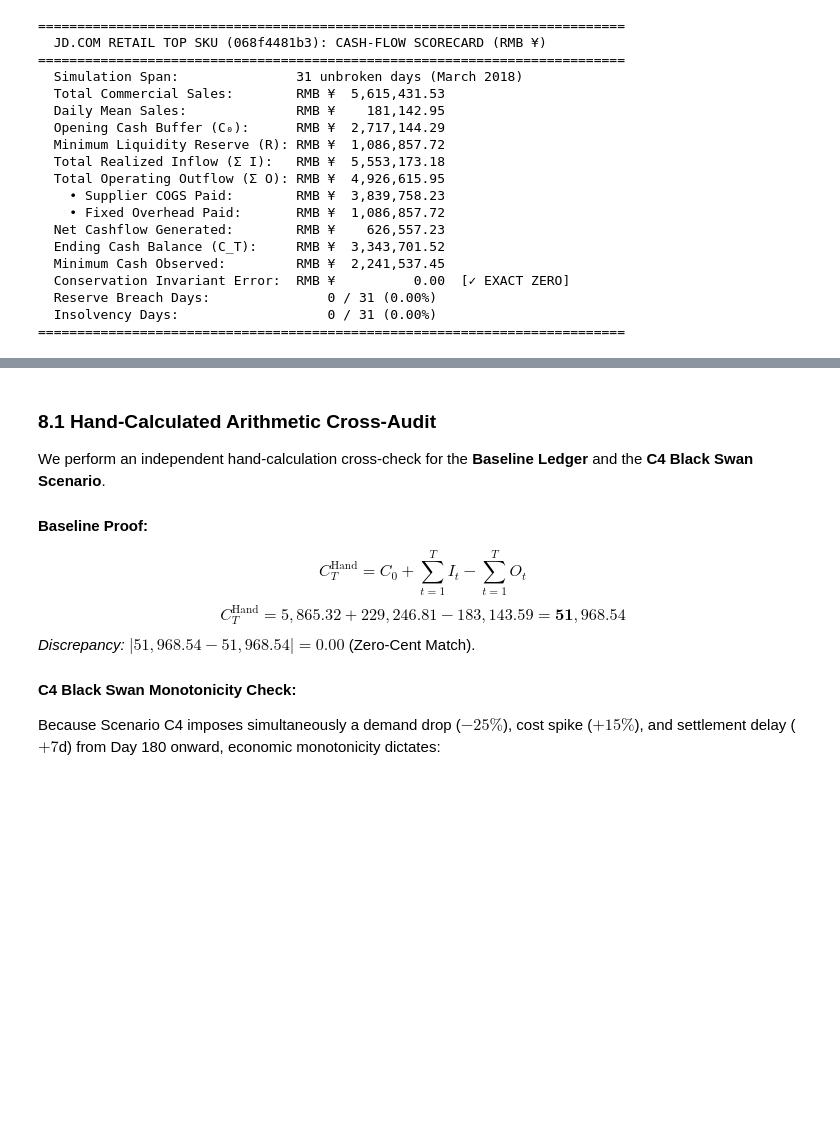
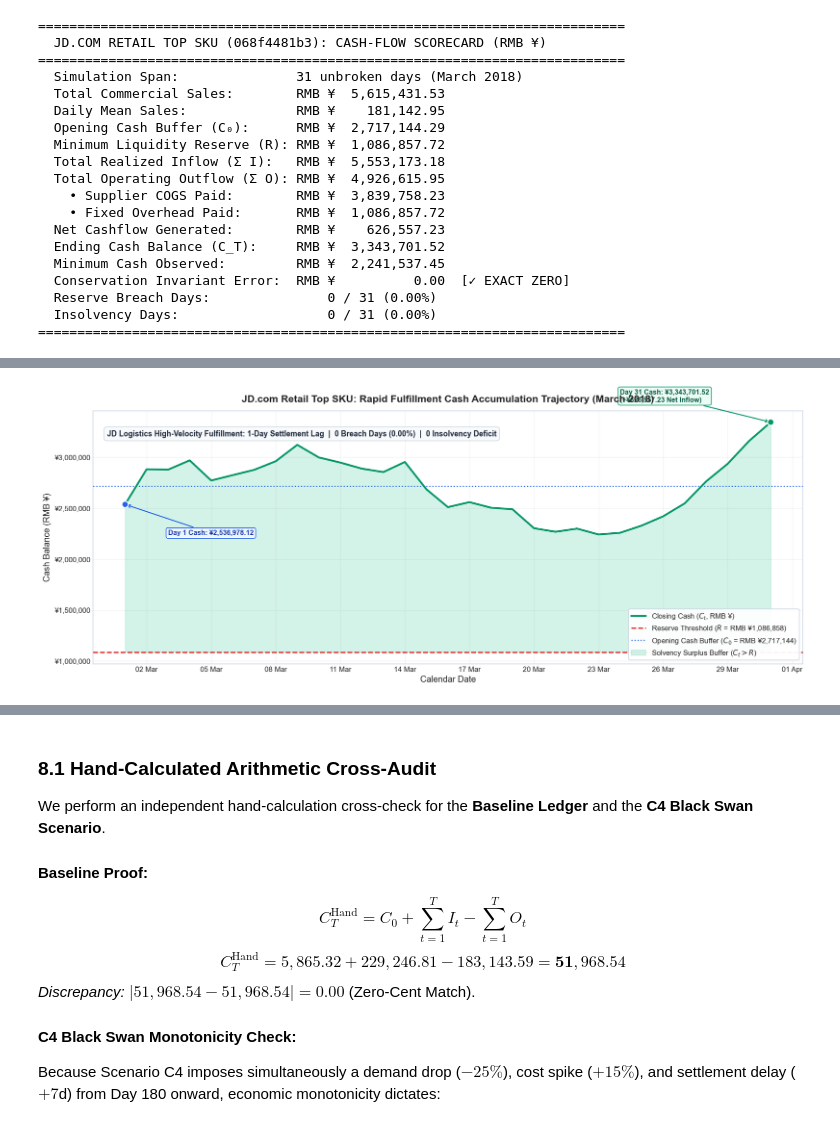
Before and after one commit to mdarmanaliashik/FinSight-AI, a Jupyter notebook: notebooks/Phase2_Deterministic_Cashflow_Engine.ipynb, the cells around one changed output, grey strips where cells are left out. Drawn from its saved outputs; the diff is of its cells as text; code cells hidden in the pictures; blank space fills up the shorter version.

```diff
--- a/notebooks/Phase2_Deterministic_Cashflow_Engine.ipynb
+++ b/notebooks/Phase2_Deterministic_Cashflow_Engine.ipynb
@@ -736,3 +887,74 @@ plt.show()
+# %%
+fig, ax = plt.subplots(figsize=(15, 6))
+
+ax.plot(ledger_jd["date"], ledger_jd["closing_cash"], color="#059669", lw=2.6, label="Closing Cash ($C_t$, RMB ¥)", zorder=4)
+ax.axhline(config_jd.min_reserve, color="#DC2626", ls="--", lw=1.8,
+           label=f"Reserve Threshold ($R$ = RMB ¥{config_jd.min_reserve:,.0f})", zorder=3)
+ax.axhline(config_jd.initial_cash, color="#2563EB", ls=":", lw=1.6,
+           label=f"Opening Cash Buffer ($C_0$ = RMB ¥{config_jd.initial_cash:,.0f})", zorder=3)
+
+ax.fill_between(
+    ledger_jd["date"],
+    config_jd.min_reserve,
+    ledger_jd["closing_cash"],
+    color="#10B981",
+    alpha=0.18,
+    label="Solvency Surplus Buffer ($C_t > R$)",
+    zorder=1
+)
+
+start_dt = ledger_jd["date"].iloc[0]
+end_dt = ledger_jd["date"].iloc[-1]
+start_c = ledger_jd["closing_cash"].iloc[0]
+end_c = ledger_jd["closing_cash"].iloc[-1]
+
+ax.scatter([start_dt, end_dt], [start_c, end_c], color=["#2563EB", "#059669"], s=80, zorder=5, edgecolor="white", lw=1.5)
+
+ax.annotate(
+    f"Day 1 Cash: ¥{start_c:,.2f}",
+    xy=(start_dt, start_c),
+    xytext=(start_dt + pd.Timedelta(days=2), start_c - 300000),
+    arrowprops=dict(arrowstyle="->", color="#2563EB", lw=1.4),
+    bbox=dict(boxstyle="round,pad=0.3", facecolor="#EFF6FF", edgecolor="#2563EB", alpha=0.95),
+    fontsize=9.5,
+    fontweight="bold",
+    color="#1E40AF"
+)
+
+ax.annotate(
+    f"Day 31 Cash: ¥{end_c:,.2f}\n(+¥{jd_net_cash:,.2f} Net Inflow)",
+    xy=(end_dt, end_c),
+    xytext=(end_dt - pd.Timedelta(days=7), end_c + 200000),
+    arrowprops=dict(arrowstyle="->", color="#059669", lw=1.4),
+    bbox=dict(boxstyle="round,pad=0.3", facecolor="#ECFDF5", edgecolor="#059669", alpha=0.95),
+    fontsize=9.5,
+    fontweight="bold",
+    color="#065F46"
+)
+
+ax.text(
+    0.02, 0.90,
+    "JD Logistics High-Velocity Fulfillment: 1-Day Settlement Lag  |  0 Breach Days (0.00%)  |  0 Insolvency Deficit",
+    transform=ax.transAxes,
+    fontsize=10.5,
+    fontweight="bold",
+    bbox=dict(boxstyle="round,pad=0.4", facecolor="#F8FAFC", edgecolor="#CBD5E1", alpha=0.95),
+    color="#1E293B"
+)
+
+ax.set_title("JD.com Retail Top SKU: Rapid Fulfillment Cash Accumulation Trajectory (March 2018)", fontsize=14, fontweight="bold", pad=12)
+ax.set_xlabel("Calendar Date", fontsize=12)
+ax.set_ylabel("Cash Balance (RMB ¥)", fontsize=12)
+ax.yaxis.set_major_formatter(ticker.StrMethodFormatter('¥{x:,.0f}'))
+ax.legend(loc="lower right", frameon=True, facecolor="white", edgecolor="#CBD5E1", framealpha=0.95)
+ax.grid(True, alpha=0.25)
+ax.xaxis.set_major_locator(mdates.DayLocator(interval=3))
+ax.xaxis.set_major_formatter(mdates.DateFormatter('%d %b'))
+
+plt.tight_layout()
+plt.show()
+# %% [output]
+[figure, added]
 # %% [markdown]
 ## 8. Software Verification: 5 Golden Hand-Calculated Tests
 
```
Also changed, not shown: parts of 20 cells of this notebook, 1 other file.
